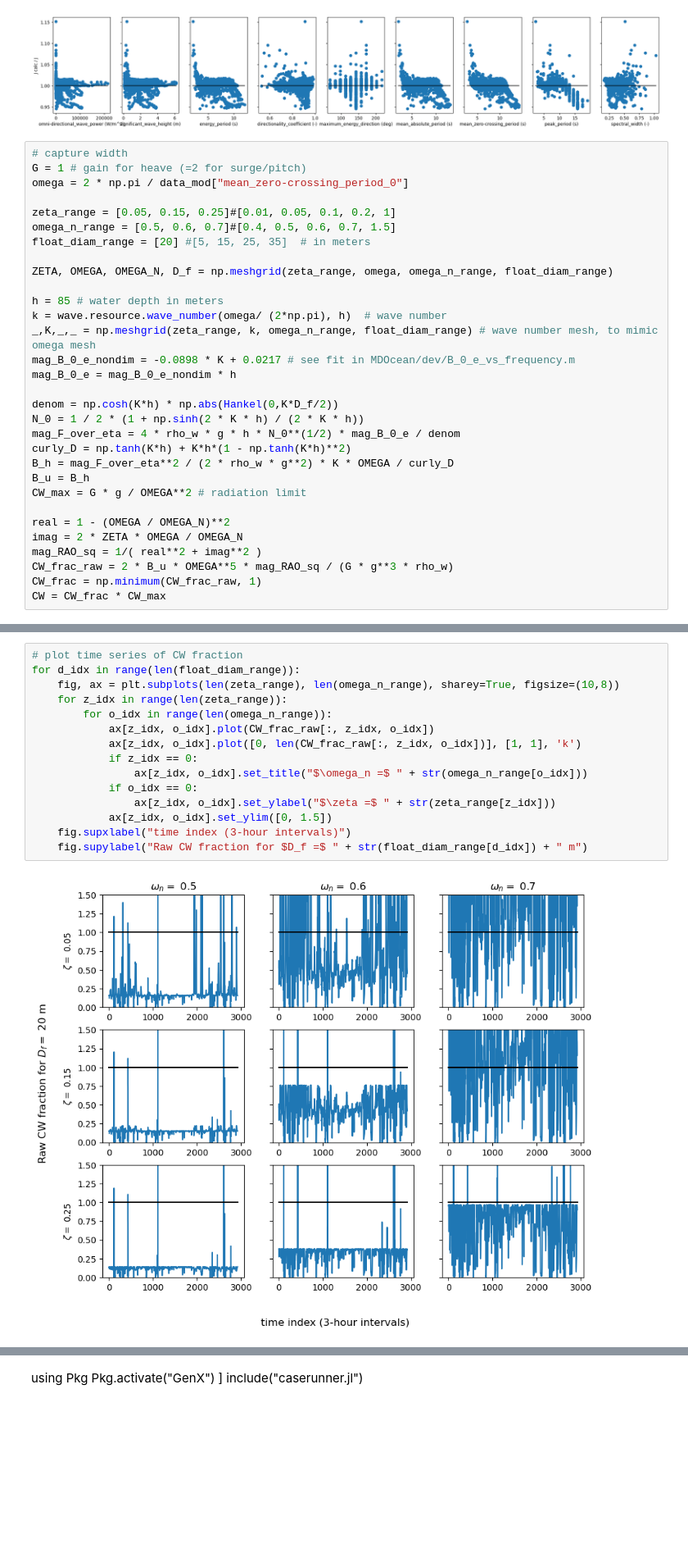
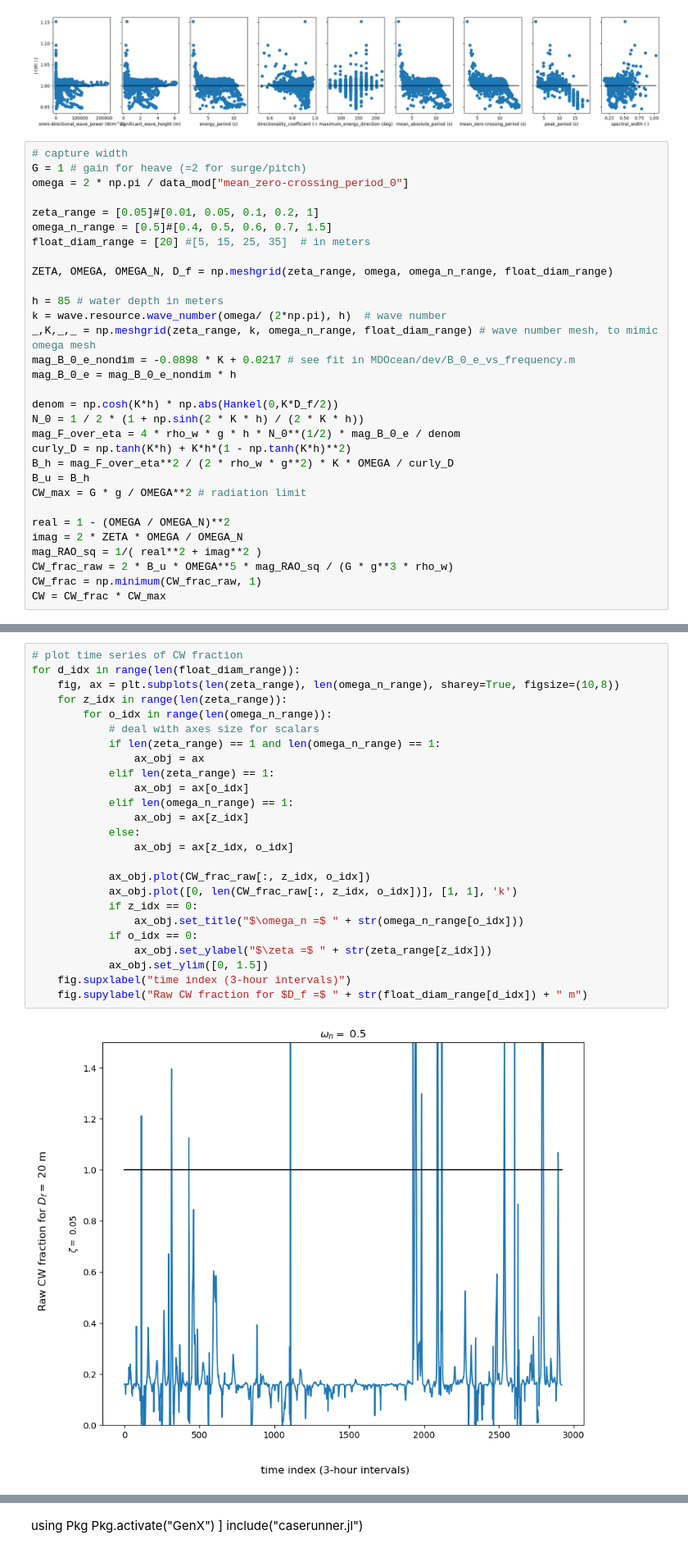
Before and after one commit to symbiotic-engineering/WEC-DECIDER, a Jupyter notebook: modules/CEM/make_additional_tech_csv.ipynb, the cells around one changed output, grey strips where cells are left out. Shown at 82% size. Drawn from its saved outputs; the diff is of its cells as text; blank space fills up the shorter version.

Commit message:
avoid error for scalar inputs in plot

```diff
--- a/modules/CEM/make_additional_tech_csv.ipynb
+++ b/modules/CEM/make_additional_tech_csv.ipynb
@@ -93,8 +93,8 @@ Text(0, 0.5, 'J calc / J ')
 G = 1 # gain for heave (=2 for surge/pitch)
 omega = 2 * np.pi / data_mod["mean_zero-crossing_period_0"]
 
-zeta_range = [0.05, 0.15, 0.25]#[0.01, 0.05, 0.1, 0.2, 1]
-omega_n_range = [0.5, 0.6, 0.7]#[0.4, 0.5, 0.6, 0.7, 1.5]
+zeta_range = [0.05]#[0.01, 0.05, 0.1, 0.2, 1]
+omega_n_range = [0.5]#[0.4, 0.5, 0.6, 0.7, 1.5]
 float_diam_range = [20] #[5, 15, 25, 35]  # in meters
 
 ZETA, OMEGA, OMEGA_N, D_f = np.meshgrid(zeta_range, omega, omega_n_range, float_diam_range)
@@ -142,20 +142,30 @@ for d_idx in range(len(float_diam_range)):
 # %%
 # plot time series of CW fraction
 for d_idx in range(len(float_diam_range)):
     fig, ax = plt.subplots(len(zeta_range), len(omega_n_range), sharey=True, figsize=(10,8))
     for z_idx in range(len(zeta_range)):
         for o_idx in range(len(omega_n_range)):
-            ax[z_idx, o_idx].plot(CW_frac_raw[:, z_idx, o_idx])
-            ax[z_idx, o_idx].plot([0, len(CW_frac_raw[:, z_idx, o_idx])], [1, 1], 'k')
+            # deal with axes size for scalars
+            if len(zeta_range) == 1 and len(omega_n_range) == 1:
+                ax_obj = ax
+            elif len(zeta_range) == 1:
+                ax_obj = ax[o_idx]
+            elif len(omega_n_range) == 1:
+                ax_obj = ax[z_idx]
+            else:
+                ax_obj = ax[z_idx, o_idx]
+
+            ax_obj.plot(CW_frac_raw[:, z_idx, o_idx])
+            ax_obj.plot([0, len(CW_frac_raw[:, z_idx, o_idx])], [1, 1], 'k')
             if z_idx == 0:
-                ax[z_idx, o_idx].set_title("$\omega_n =$ " + str(omega_n_range[o_idx]))
+                ax_obj.set_title("$\omega_n =$ " + str(omega_n_range[o_idx]))
             if o_idx == 0:
-                ax[z_idx, o_idx].set_ylabel("$\zeta =$ " + str(zeta_range[z_idx]))
-            ax[z_idx, o_idx].set_ylim([0, 1.5])
+                ax_obj.set_ylabel("$\zeta =$ " + str(zeta_range[z_idx]))
+            ax_obj.set_ylim([0, 1.5])
     fig.supxlabel("time index (3-hour intervals)")
     fig.supylabel("Raw CW fraction for $D_f =$ " + str(float_diam_range[d_idx]) + " m")
 # %% [output]
-[figure, old version]
+[figure, new version]
 # %%
 # Apply different power limits for each zeta and omega_n
 P_lim_list = np.concatenate( (np.linspace(0.005, 0.025, num=5), np.linspace(0.03, 0.09, num=7), np.linspace(0.1,0.9,num=9)) )
```
Also changed, not shown: parts of 7 cells of this notebook.
